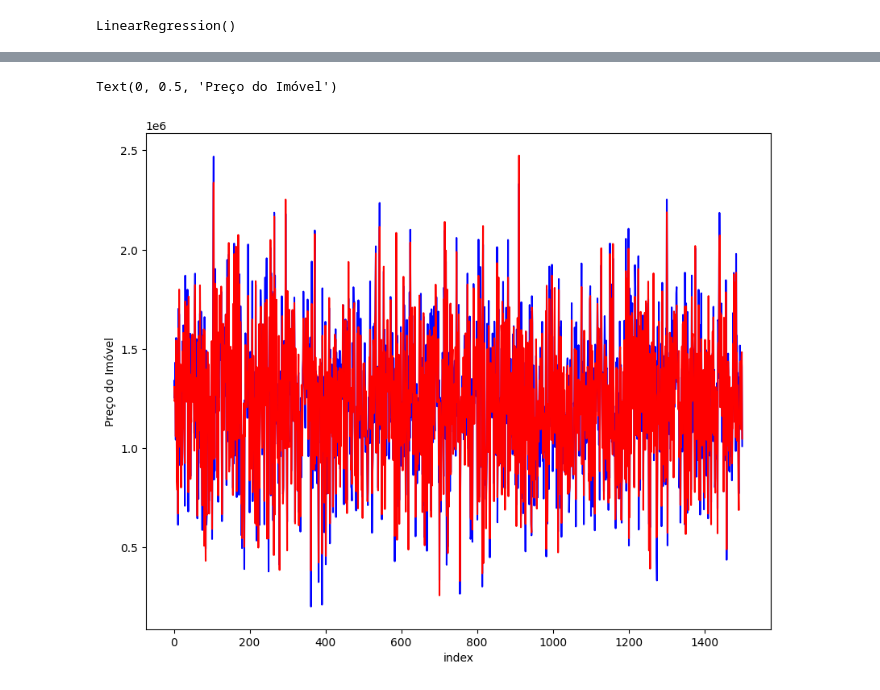
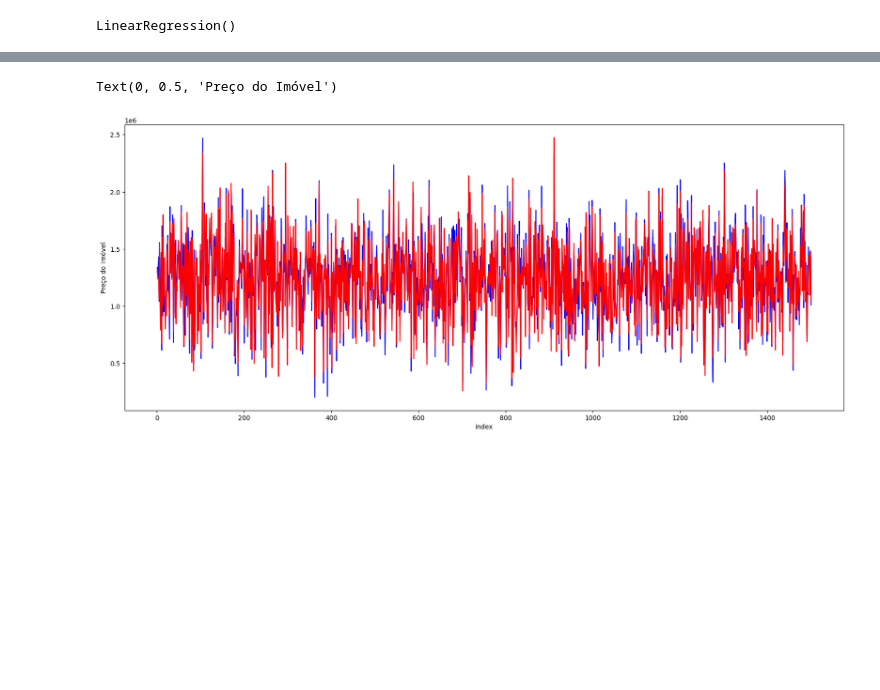
Before and after one commit to ArthurSouzaPython/biblioteca_pandas, a Jupyter notebook: Case_3_Regressão.ipynb, the cells around one changed output, grey strips where cells are left out. Saved outputs shown, nothing was run; the diff lists cells and outputs as text; code cells hidden in the pictures; blank space fills up the shorter version.

```diff
--- a/Case_3_Regressão.ipynb
+++ b/Case_3_Regressão.ipynb
@@ -180,14 +244,14 @@ r_quadrado: 0.914681849875402
 import matplotlib.pyplot as plt
 # %%
 c = [i for i in range(1, 1501, 1)]
-fig = plt.figure(figsize=(10,8))
+fig = plt.figure(figsize=(20,8))
 plt.plot(c, Y_test, color="blue")
 plt.plot(c, y_pred, color = "red")
 plt.xlabel("index")
 plt.ylabel("Preço do Imóvel")
 # %% [output]
 Text(0, 0.5, 'Preço do Imóvel')
-[figure, old version]
+[figure, new version]
 # %%
 base_casa.describe()
 # %% [output]
```
Also changed, not shown: parts of 9 cells of this notebook, 4 other files.
